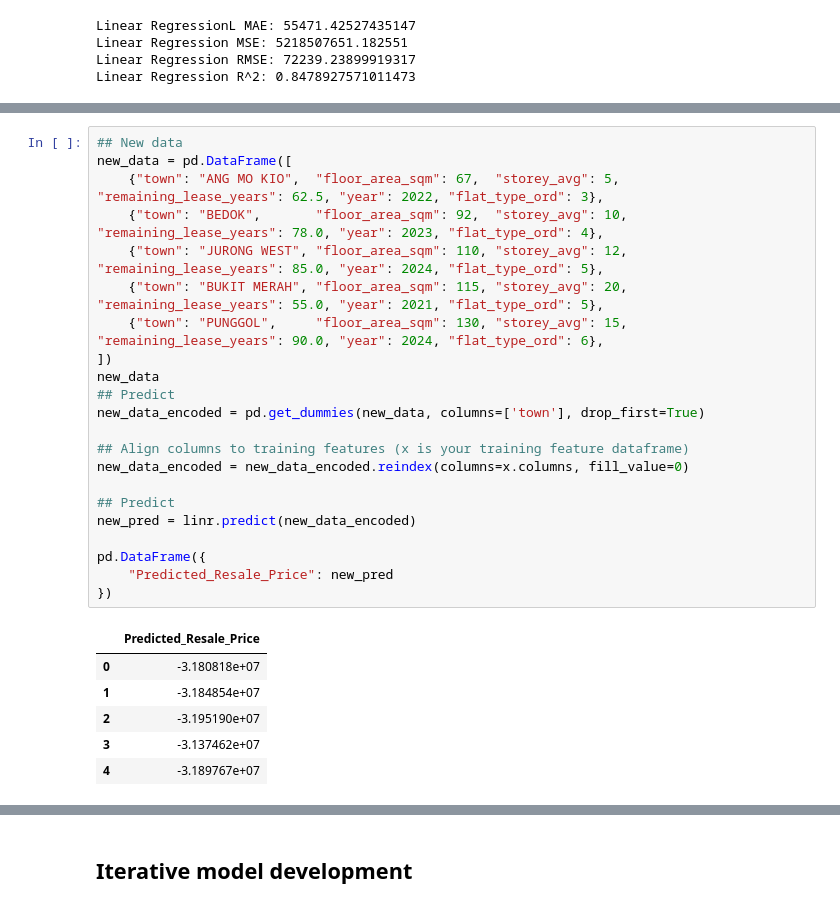
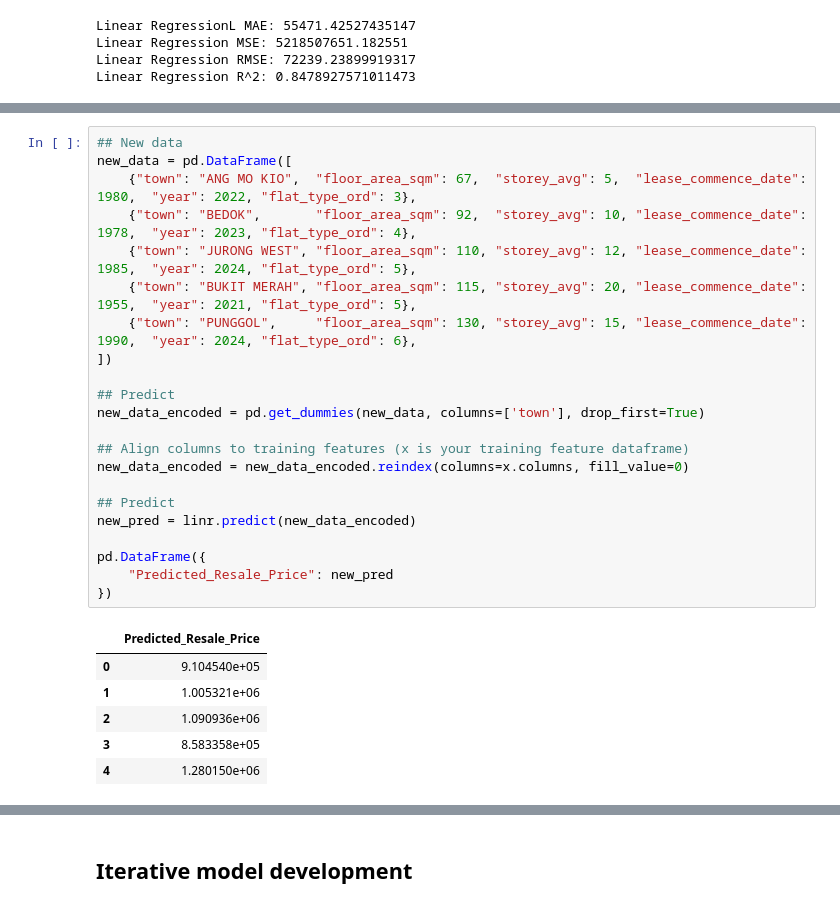
Before and after one commit to hsk-victor/Project, a Jupyter notebook: MLDP Program Codes Submission Template.ipynb, the cells around one changed output, grey strips where cells are left out. Drawn from its saved outputs; the diff is of its cells as text.

```diff
--- a/MLDP Program Codes Submission Template.ipynb
+++ b/MLDP Program Codes Submission Template.ipynb
@@ -503,29 +519,29 @@ Linear Regression R^2: 0.8478927571011473
 # %%
 ## New data
 new_data = pd.DataFrame([
-    {"town": "ANG MO KIO",  "floor_area_sqm": 67,  "storey_avg": 5,  "remaining_lease_years": 62.5, "year": 2022, "flat_type_ord": 3},
-    {"town": "BEDOK",       "floor_area_sqm": 92,  "storey_avg": 10, "remaining_lease_years": 78.0, "year": 2023, "flat_type_ord": 4},
-    {"town": "JURONG WEST", "floor_area_sqm": 110, "storey_avg": 12, "remaining_lease_years": 85.0, "year": 2024, "flat_type_ord": 5},
-    {"town": "BUKIT MERAH", "floor_area_sqm": 115, "storey_avg": 20, "remaining_lease_years": 55.0, "year": 2021, "flat_type_ord": 5},
-    {"town": "PUNGGOL",     "floor_area_sqm": 130, "storey_avg": 15, "remaining_lease_years": 90.0, "year": 2024, "flat_type_ord": 6},
+    {"town": "ANG MO KIO",  "floor_area_sqm": 67,  "storey_avg": 5,  "lease_commence_date": 1980,  "year": 2022, "flat_type_ord": 3},
+    {"town": "BEDOK",       "floor_area_sqm": 92,  "storey_avg": 10, "lease_commence_date": 1978,  "year": 2023, "flat_type_ord": 4},
+    {"town": "JURONG WEST", "floor_area_sqm": 110, "storey_avg": 12, "lease_commence_date": 1985,  "year": 2024, "flat_type_ord": 5},
+    {"town": "BUKIT MERAH", "floor_area_sqm": 115, "storey_avg": 20, "lease_commence_date": 1955,  "year": 2021, "flat_type_ord": 5},
+    {"town": "PUNGGOL",     "floor_area_sqm": 130, "storey_avg": 15, "lease_commence_date": 1990,  "year": 2024, "flat_type_ord": 6},
 ])
-new_data
+
 ## Predict
 new_data_encoded = pd.get_dummies(new_data, columns=['town'], drop_first=True)
 
 ## Align columns to training features (x is your training feature dataframe)
 new_data_encoded = new_data_encoded.reindex(columns=x.columns, fill_value=0)
 
 ## Predict
 new_pred = linr.predict(new_data_encoded)
 
 pd.DataFrame({
     "Predicted_Resale_Price": new_pred
 })
 # %% [output]
 |  | Predicted_Resale_Price |
-| 0 | -3.180818e+07 |
-| 1 | -3.184854e+07 |
-| 2 | -3.195190e+07 |
-| 3 | -3.137462e+07 |
-| 4 | -3.189767e+07 |
+| 0 | 9.104540e+05 |
+| 1 | 1.005321e+06 |
+| 2 | 1.090936e+06 |
+| 3 | 8.583358e+05 |
+| 4 | 1.280150e+06 |
```
Also changed, not shown: parts of 3 cells of this notebook, 1 other file.
